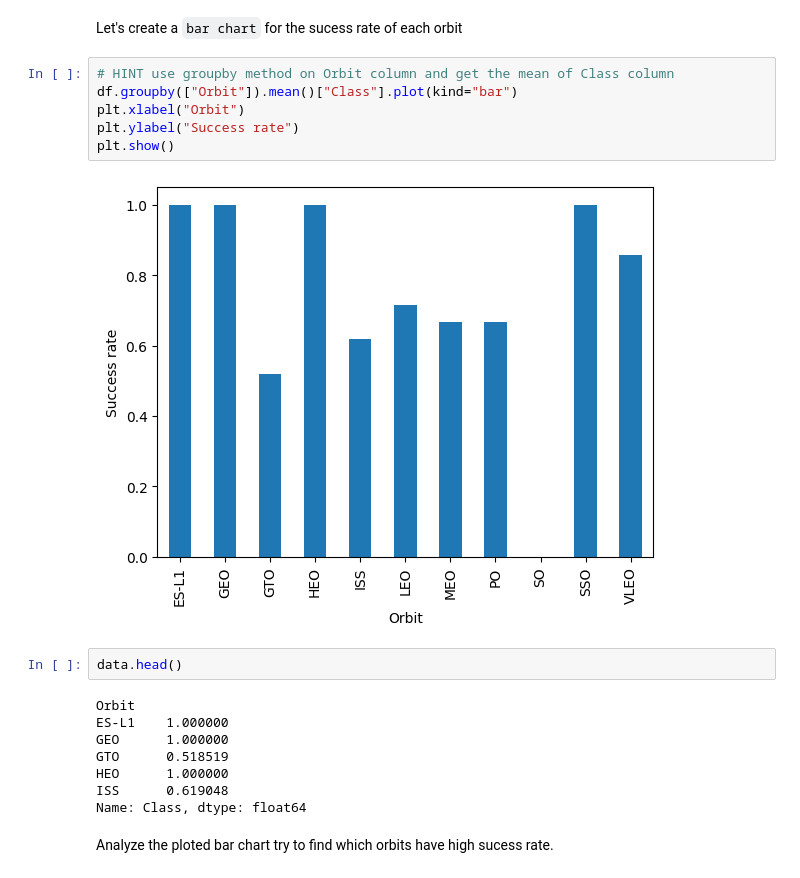
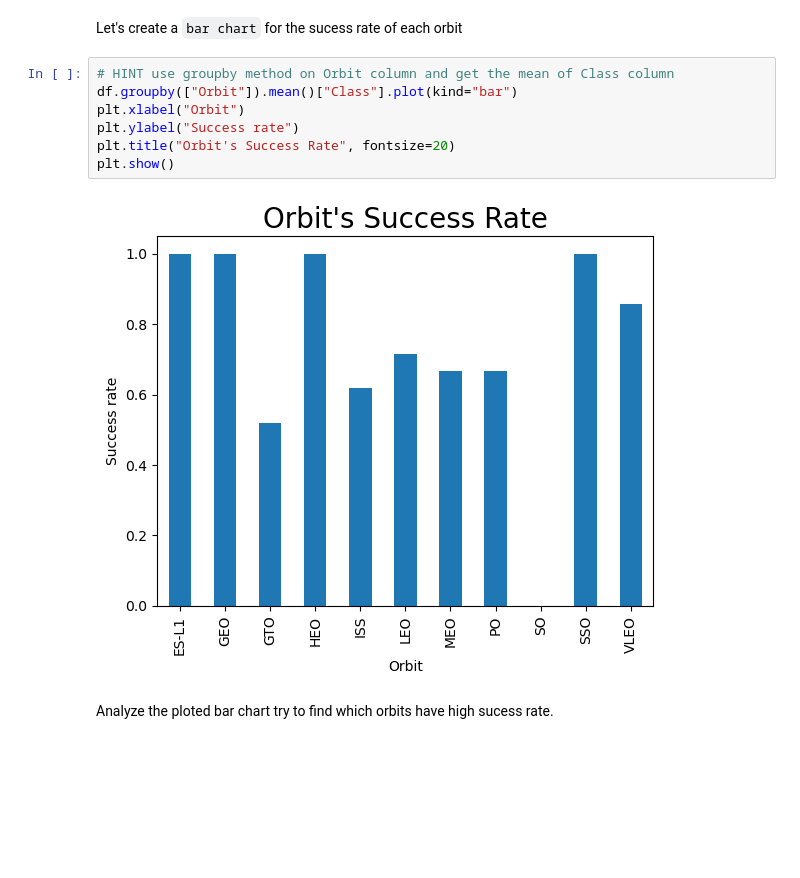
Before and after one commit to lililalina/ibm-applied-data-science, a Jupyter notebook: 05-jupyter-labs-eda-dataviz.ipynb, the cells around one changed output. Cells and saved outputs as stored; diff of their text form; blank space fills up the shorter version.

```diff
--- a/05-jupyter-labs-eda-dataviz.ipynb
+++ b/05-jupyter-labs-eda-dataviz.ipynb
@@ -157,21 +152,12 @@ Let's create a `bar chart` for the sucess rate of each orbit
 # %%
 # HINT use groupby method on Orbit column and get the mean of Class column
 df.groupby(["Orbit"]).mean()["Class"].plot(kind="bar")
 plt.xlabel("Orbit")
 plt.ylabel("Success rate")
+plt.title("Orbit's Success Rate", fontsize=20)
 plt.show()
 # %% [output]
-[figure, old version]
+[figure, new version]
-# %%
-data.head()
-# %% [output]
-Orbit
-ES-L1    1.000000
-GEO      1.000000
-GTO      0.518519
-HEO      1.000000
-ISS      0.619048
-Name: Class, dtype: float64
 # %% [markdown]
 Analyze the ploted bar chart try to find which orbits have high sucess rate.
 # %% [markdown]
```
Also changed, not shown: parts of 9 cells of this notebook.
